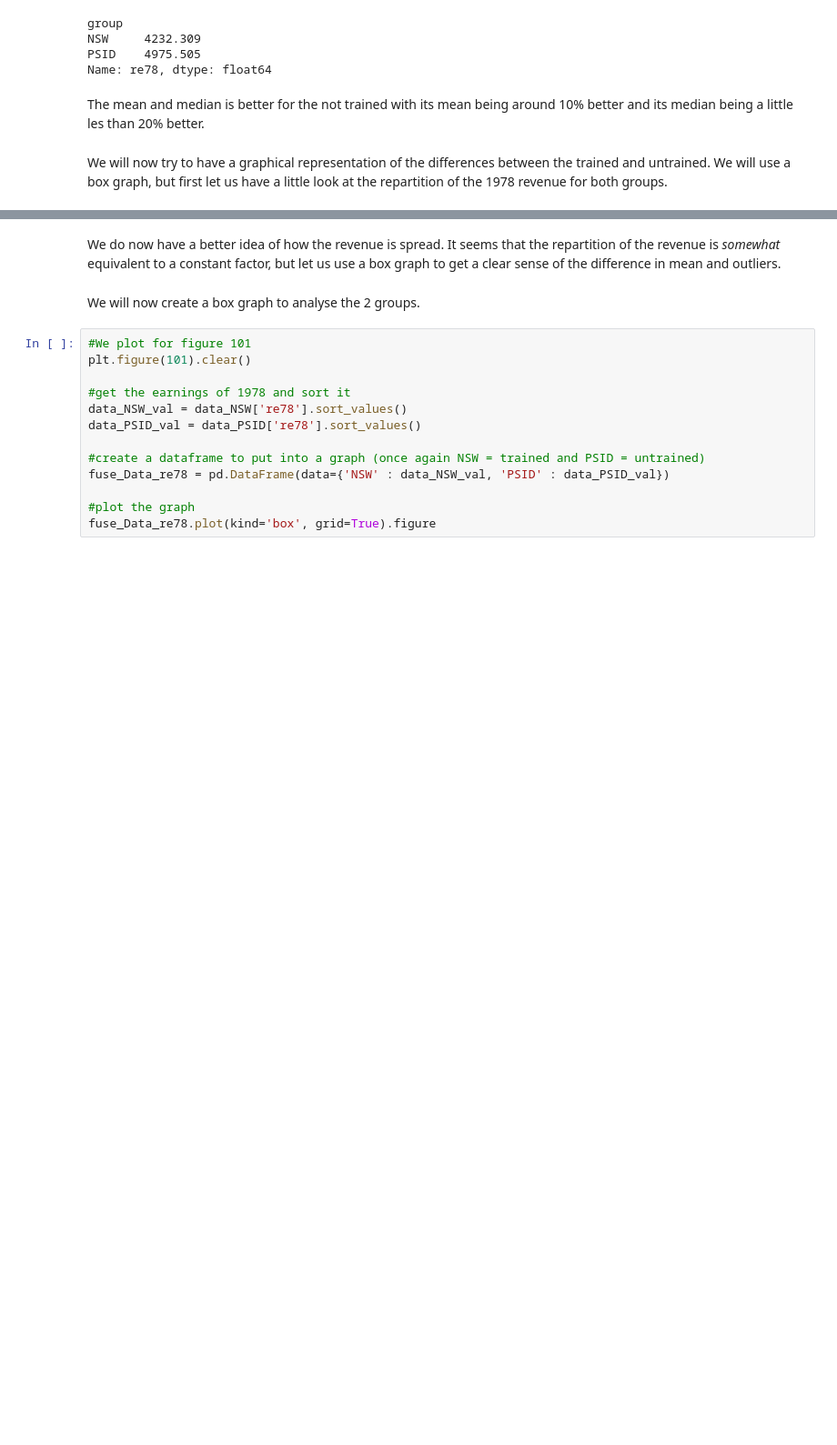
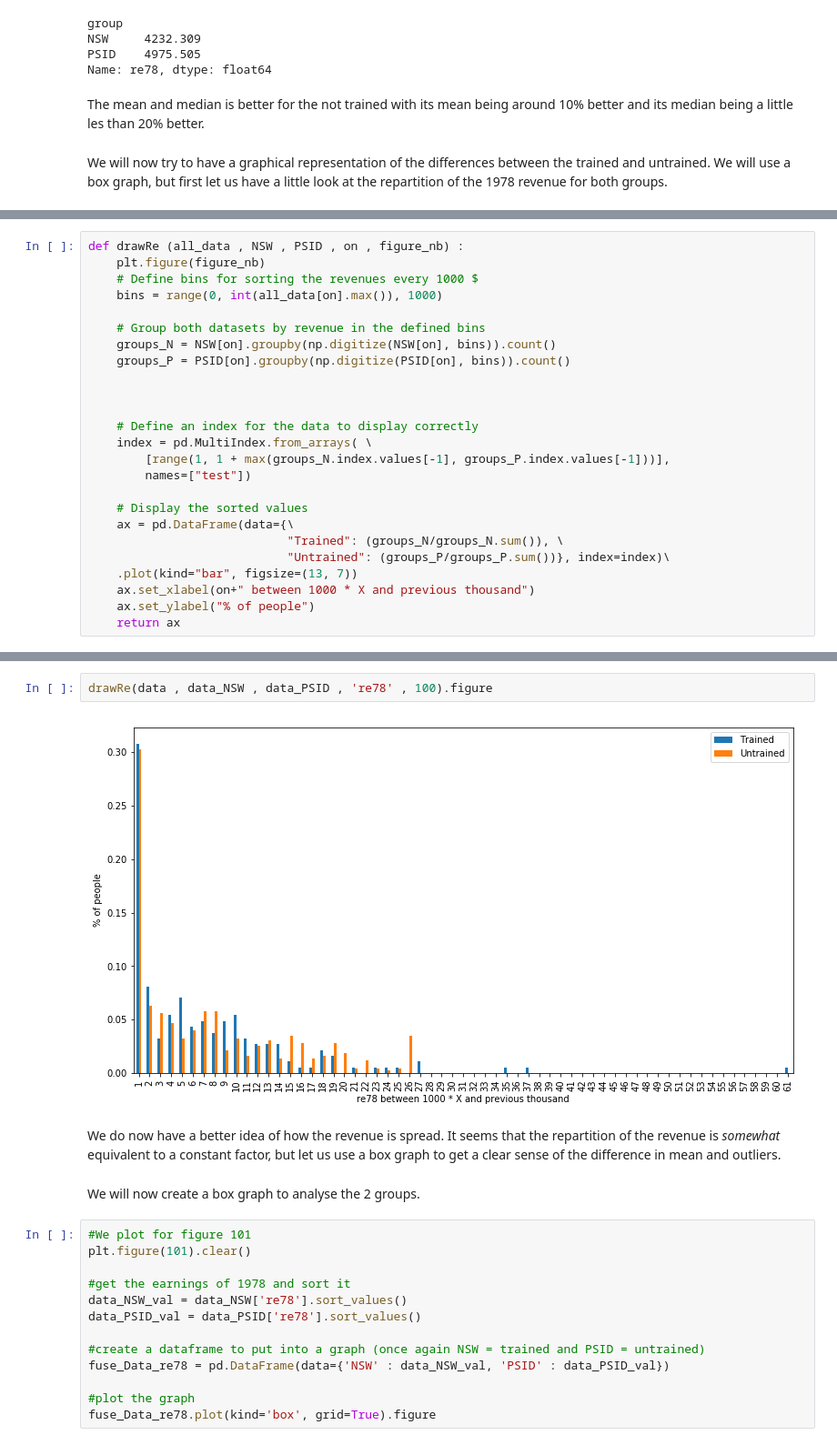
Before and after one commit to matthieuDev/ADA2017, a Jupyter notebook: 04 - Applied ML/Homework 4.ipynb, the cells around one changed output, grey strips where cells are left out. Shown: that part at 91% size. Cells and saved outputs as stored; diff of their text form; blank space fills up the shorter version.

```diff
--- a/04 - Applied ML/Homework 4.ipynb
+++ b/04 - Applied ML/Homework 4.ipynb
@@ -125,0 +79,25 @@ ax.figure
+# %%
+def drawRe (all_data , NSW , PSID , on , figure_nb) :
+    plt.figure(figure_nb)
+    # Define bins for sorting the revenues every 1000 $
+    bins = range(0, int(all_data[on].max()), 1000)
+
+    # Group both datasets by revenue in the defined bins
+    groups_N = NSW[on].groupby(np.digitize(NSW[on], bins)).count()
+    groups_P = PSID[on].groupby(np.digitize(PSID[on], bins)).count()
+
+
+
+    # Define an index for the data to display correctly
+    index = pd.MultiIndex.from_arrays( \
+        [range(1, 1 + max(groups_N.index.values[-1], groups_P.index.values[-1]))],
+        names=["test"])
+
+    # Display the sorted values
+    ax = pd.DataFrame(data={\
+                            "Trained": (groups_N/groups_N.sum()), \
+                            "Untrained": (groups_P/groups_P.sum())}, index=index)\
+    .plot(kind="bar", figsize=(13, 7))
+    ax.set_xlabel(on+" between 1000 * X and previous thousand")
+    ax.set_ylabel("% of people")
+    return ax
@@ -126,3 +124,7 @@ ax.figure
+# %%
+drawRe(data , data_NSW , data_PSID , 're78' , 100).figure
+# %% [output]
+[figure, added]
 # %% [markdown]
 We do now have a better idea of how the revenue is spread. It seems that the repartition of the revenue is *somewhat* equivalent to a constant factor, but let us use a box graph to get a clear sense of the difference in mean and outliers.
 # %% [markdown]
```
Also changed, not shown: parts of 6 cells of this notebook.
